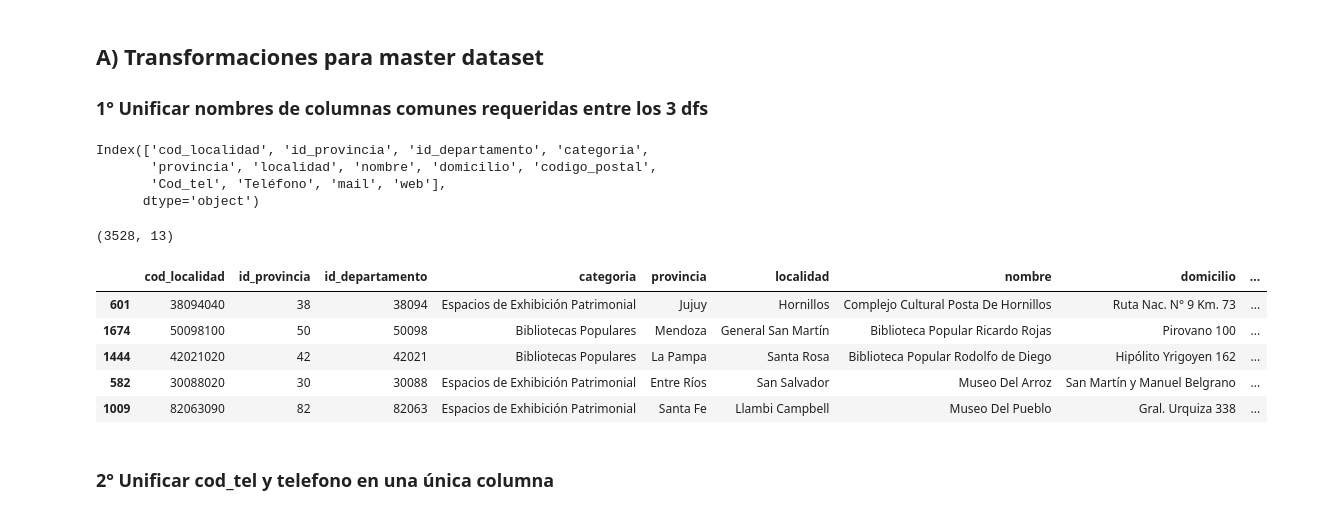
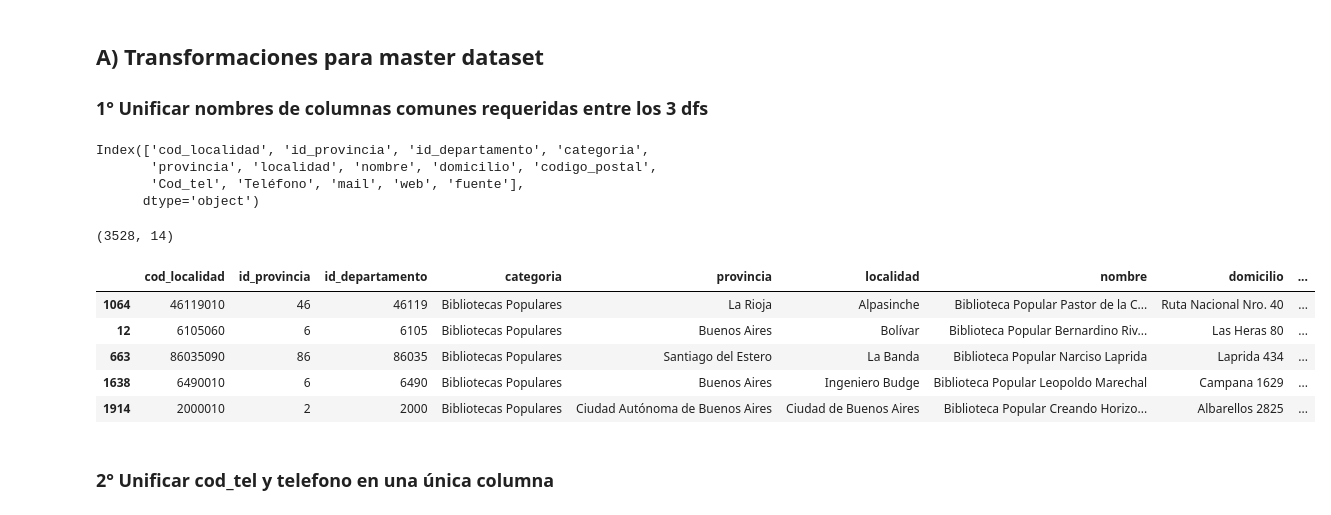
Before and after one commit to gonzalezgbr/challenge_alkemy_python, a Jupyter notebook: arculturaletl/notebooks/explore.ipynb, the cells around one changed output. Cells and saved outputs as stored; diff of their text form; code cells hidden in the pictures.

```diff
--- a/arculturaletl/notebooks/explore.ipynb
+++ b/arculturaletl/notebooks/explore.ipynb
@@ -48,42 +48,42 @@ Index(['Cod_Loc', 'IdProvincia', 'IdDepartamento', 'Observaciones',
 # %%
 # Columnas para master_df: cod_localidad, id_provincia, id_departamento, categoría,
 # provincia, localidad, nombre, domicilio, código postal, número de teléfono, mail, web
 
 # Cargar nombres de columnas de interés de cada df en mismo orden
 columns = ['cod_localidad', 'id_provincia', 'id_departamento', 'categoria',
                 'provincia', 'localidad','nombre','domicilio', 'codigo_postal', 'Cod_tel',
-                'Teléfono', 'mail', 'web' ]
+                'Teléfono', 'mail', 'web', 'fuente' ]
 bibliotecas_columns = ['Cod_Loc', 'IdProvincia', 'IdDepartamento', 'Categoría',
                         'Provincia', 'Localidad','Nombre','Domicilio', 'CP', 'Cod_tel',
-                        'Teléfono', 'Mail', 'Web']
+                        'Teléfono', 'Mail', 'Web', 'Fuente']
 cines_columns = ['Cod_Loc', 'IdProvincia', 'IdDepartamento', 'Categoría', 'Provincia',
                     'Localidad','Nombre','Dirección', 'CP', 'cod_area', 'Teléfono', 'Mail',
-                    'Web']
+                    'Web', 'Fuente']
 museos_columns = ['Cod_Loc', 'IdProvincia', 'IdDepartamento', 'categoria', 'provincia',
                     'localidad','nombre','direccion', 'CP', 'cod_area', 'telefono',
-                    'Mail', 'Web' ]
+                    'Mail', 'Web', 'fuente']
 
 # Renombrar columnas en cada df para que todos sean iguales y se pueda concatenar
 bibliotecas_df.rename(columns=dict(zip(bibliotecas_columns, columns)), inplace=True)
 cines_df.rename(columns=dict(zip(cines_columns, columns)), inplace=True)
 museos_df.rename(columns=dict(zip(museos_columns, columns)), inplace=True)
 
 # Concatenar dfs en master y ver resultados
 master_df = pd.concat([bibliotecas_df[columns], cines_df[columns], museos_df[columns]])
 display(master_df.columns, master_df.shape)
 master_df.sample(5)
 # %% [output]
 Index(['cod_localidad', 'id_provincia', 'id_departamento', 'categoria',
        'provincia', 'localidad', 'nombre', 'domicilio', 'codigo_postal',
-       'Cod_tel', 'Teléfono', 'mail', 'web'],
+       'Cod_tel', 'Teléfono', 'mail', 'web', 'fuente'],
       dtype='object')
-(3528, 13)
+(3528, 14)
 |  | cod_localidad | id_provincia | id_departamento | categoria | provincia | localidad | nombre | domicilio | ... |
-| 601 | 38094040 | 38 | 38094 | Espacios de Exhibición Patrimonial | Jujuy | Hornillos | Complejo Cultural Posta De Hornillos | Ruta Nac. N° 9 Km. 73 | ... |
-| 1674 | 50098100 | 50 | 50098 | Bibliotecas Populares | Mendoza | General San Martín | Biblioteca Popular Ricardo Rojas | Pirovano 100 | ... |
-| 1444 | 42021020 | 42 | 42021 | Bibliotecas Populares | La Pampa | Santa Rosa | Biblioteca Popular Rodolfo de Diego | Hipólito Yrigoyen 162 | ... |
-| 582 | 30088020 | 30 | 30088 | Espacios de Exhibición Patrimonial | Entre Ríos | San Salvador | Museo Del Arroz | San Martín y Manuel Belgrano | ... |
-| 1009 | 82063090 | 82 | 82063 | Espacios de Exhibición Patrimonial | Santa Fe | Llambi Campbell | Museo Del Pueblo | Gral. Urquiza 338 | ... |
+| 1064 | 46119010 | 46 | 46119 | Bibliotecas Populares | La Rioja | Alpasinche | Biblioteca Popular Pastor de la C... | Ruta Nacional Nro. 40 | ... |
+| 12 | 6105060 | 6 | 6105 | Bibliotecas Populares | Buenos Aires | Bolívar | Biblioteca Popular Bernardino Riv... | Las Heras 80 | ... |
+| 663 | 86035090 | 86 | 86035 | Bibliotecas Populares | Santiago del Estero | La Banda | Biblioteca Popular Narciso Laprida | Laprida 434 | ... |
+| 1638 | 6490010 | 6 | 6490 | Bibliotecas Populares | Buenos Aires | Ingeniero Budge | Biblioteca Popular Leopoldo Marechal | Campana 1629 | ... |
+| 1914 | 2000010 | 2 | 2000 | Bibliotecas Populares | Ciudad Autónoma de Buenos Aires | Ciudad de Buenos Aires | Biblioteca Popular Creando Horizo... | Albarellos 2825 | ... |
 # %% [markdown]
 ### 2° Unificar cod_tel y telefono en una única columna
 # %%
```
Also changed, not shown: parts of 2 cells of this notebook.
